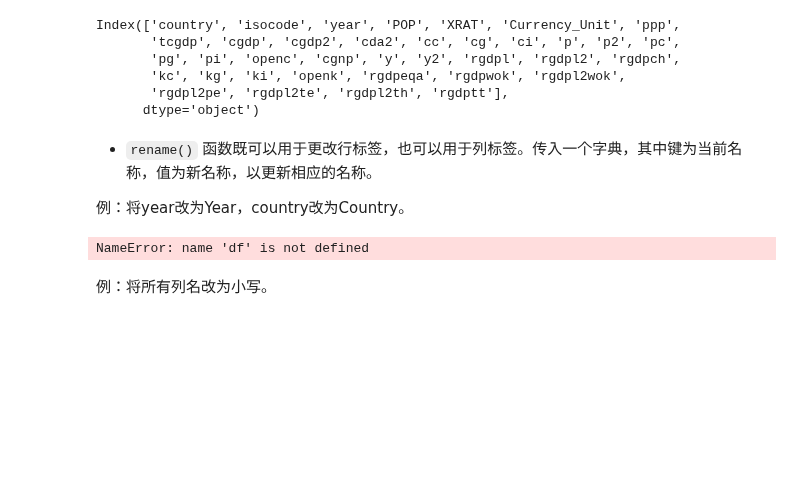
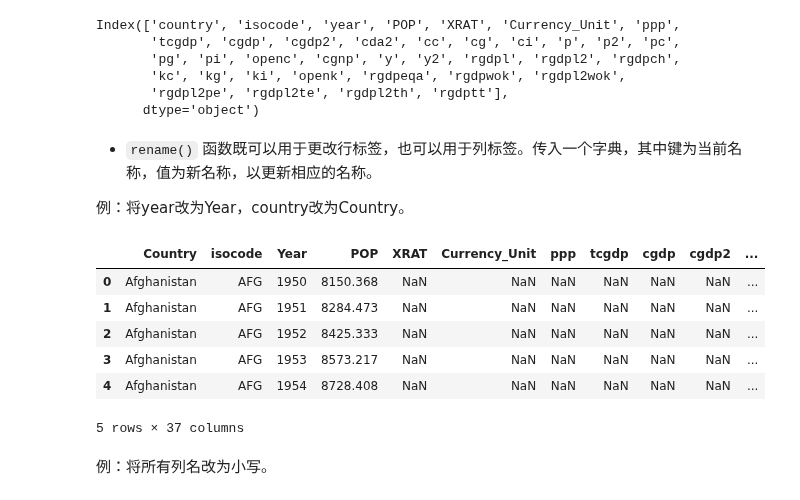
Before and after one commit to godaai/scale-py-zh, a Jupyter notebook: ch-pandas/series-dataframe.ipynb, the cells around one changed output. Drawn from its saved outputs; the diff is of its cells as text; code cells hidden in the pictures; blank space fills up the shorter version.

```diff
--- a/ch-pandas/series-dataframe.ipynb
+++ b/ch-pandas/series-dataframe.ipynb
@@ -355,10 +400,16 @@ Index(['country', 'isocode', 'year', 'POP', 'XRAT', 'Currency_Unit', 'ppp',
 
 例：将year改为Year，country改为Country。
 # %%
-df_renamed = df.rename(columns={'year':Year,'country':'Country'})
+df_renamed = df.rename(columns={'year':'Year','country':'Country'})
 df_renamed.head(5)
 # %% [output]
+|  | Country | isocode | Year | POP | XRAT | Currency_Unit | ppp | tcgdp | cgdp | cgdp2 | ... |
+| 0 | Afghanistan | AFG | 1950 | 8150.368 | NaN | NaN | NaN | NaN | NaN | NaN | ... |
+| 1 | Afghanistan | AFG | 1951 | 8284.473 | NaN | NaN | NaN | NaN | NaN | NaN | ... |
+| 2 | Afghanistan | AFG | 1952 | 8425.333 | NaN | NaN | NaN | NaN | NaN | NaN | ... |
+| 3 | Afghanistan | AFG | 1953 | 8573.217 | NaN | NaN | NaN | NaN | NaN | NaN | ... |
+| 4 | Afghanistan | AFG | 1954 | 8728.408 | NaN | NaN | NaN | NaN | NaN | NaN | ... |
-NameError: name 'df' is not defined
+5 rows × 37 columns
 # %% [markdown]
   例：将所有列名改为小写。
 # %%
```
Also changed, not shown: parts of 8 cells of this notebook, 2 other files.
